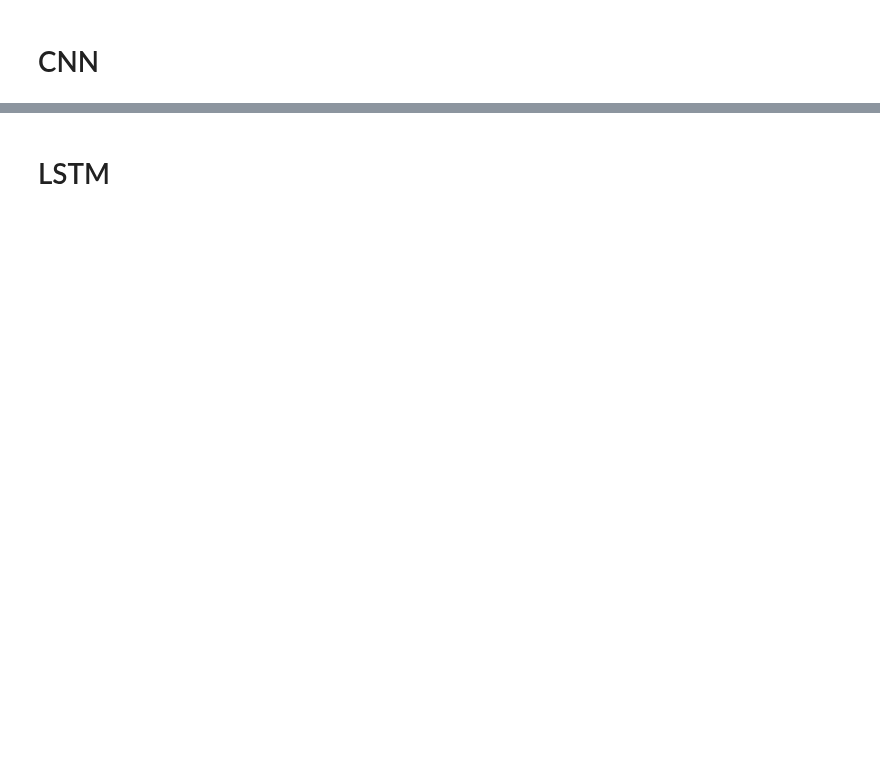
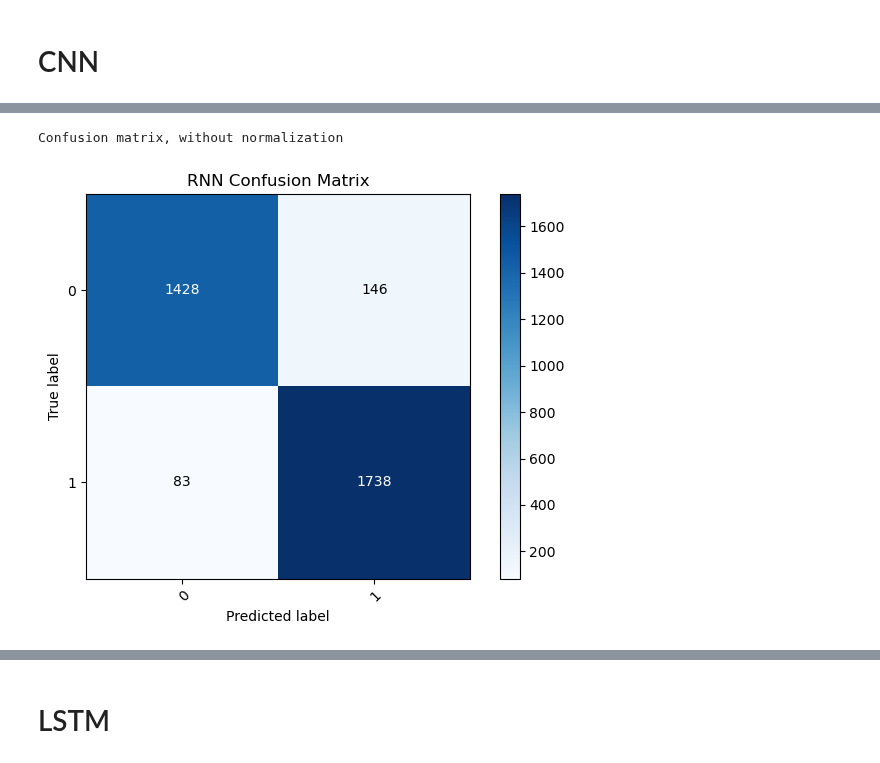
Before and after one commit to Yichen-Z/cis583_project, a Jupyter notebook: DeepLearningAlgo.ipynb, the cells around one changed output, grey strips where cells are left out. Cells and saved outputs as stored; diff of their text form; code cells hidden in the pictures; blank space fills up the shorter version.

```diff
--- a/DeepLearningAlgo.ipynb
+++ b/DeepLearningAlgo.ipynb
@@ -245,0 +322,3 @@ weighted avg       0.91      0.91      0.91      3395
+# %%
+rnn_model.compile(optimizer='rmsprop', loss='binary_crossentropy', metrics=['accuracy'])
+rnn_model.summary()
@@ -245,0 +349,13 @@ weighted avg       0.91      0.91      0.91      3395
+# %%
+rnn_early_stop_callback = tf.keras.callbacks.EarlyStopping(
+    monitor='val_loss', patience=PATIENCE
+)
+rnn_checkpoint_callback = tf.keras.callbacks.ModelCheckpoint(
+    'rnn.keras', monitor='val_loss', verbose=1, save_best_only=True, mode='min'
+)
+# %%
+rnn_history = rnn_model.fit(
+    X_train_default, y_train, validation_data=(X_val_default, y_val),
+    batch_size=BATCH_SIZE, epochs=EPOCHS,
+    callbacks=[rnn_early_stop_callback, rnn_checkpoint_callback]
+)
@@ -245,0 +382,2 @@ weighted avg       0.91      0.91      0.91      3395
+# %%
+rnn_pred = rnn_model.predict(X_test_default).round()
@@ -245,0 +386,6 @@ weighted avg       0.91      0.91      0.91      3395
+# %%
+rnn_ax = utils.plot_confusion_matrix(y_true=y_test, y_pred=rnn_pred, classes=['0', '1'], title='RNN Confusion Matrix')
+plt.show()
+# %% [output]
+Confusion matrix, without normalization
+[figure, added]
```
Also changed, not shown: parts of 20 cells of this notebook, 1 other file.
